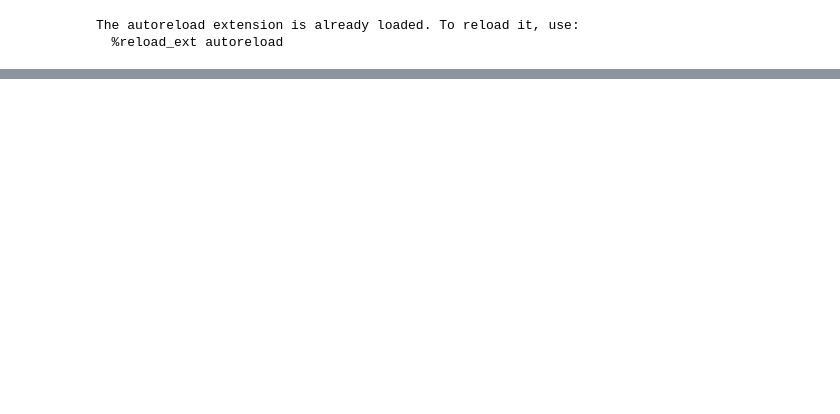
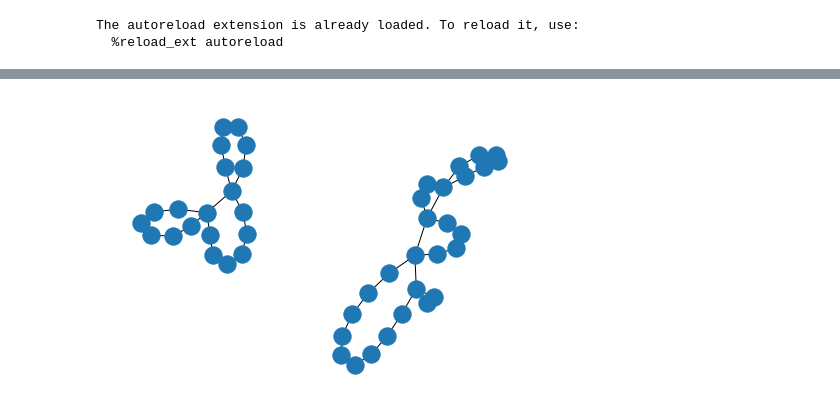
Before and after one commit to bartekpacia/cyc.ly, a Jupyter notebook: algo/experiments/wykres.ipynb, the cells around one changed output, grey strips where cells are left out. Cells and saved outputs as stored; diff of their text form; code cells hidden in the pictures; blank space fills up the shorter version.

Commit message:
map as graph (#20)
* generating random graphs

* Generate graph from IRL data

---------

Co-authored-by: AJaszcz <aj303181@student.polsl.pl>

```diff
--- a/algo/experiments/wykres.ipynb
+++ b/algo/experiments/wykres.ipynb
@@ -70,0 +73,27 @@ plt.show()
+# %%
+G = nx.Graph()
+
+def addNodeToGraph(G, road, index, road_start = False, road_end = False):
+    Anode = (
+                    (road.nodes[index].lat, road.nodes[index].lon))
+    Bnode = (
+                    (road.nodes[index+1].lat, road.nodes[index+1].lon))
+    if not G.has_edge(Anode, Bnode):
+        G.add_edge(Anode, Bnode)
+
+for el in parser.relations:
+    rel = parser.get_relation(el.id)
+    for way in rel.ways:
+        road = parser.get_way(way.id)
+        # First and last node of the road:
+        addNodeToGraph(G, road, 0, road_start=True)
+        addNodeToGraph(G, road, len(road.nodes)-2, road_end=True)
+
+        # Rest of the road
+        for index in range(1, len(road.nodes)-3, 1):
+             addNodeToGraph(G, road, index)
+# %%
+pos = nx.spring_layout(G)
+nx.draw(G)
+# %% [output]
+[figure, added]
```
Also changed, not shown: parts of 7 cells of this notebook, 1 other file.
